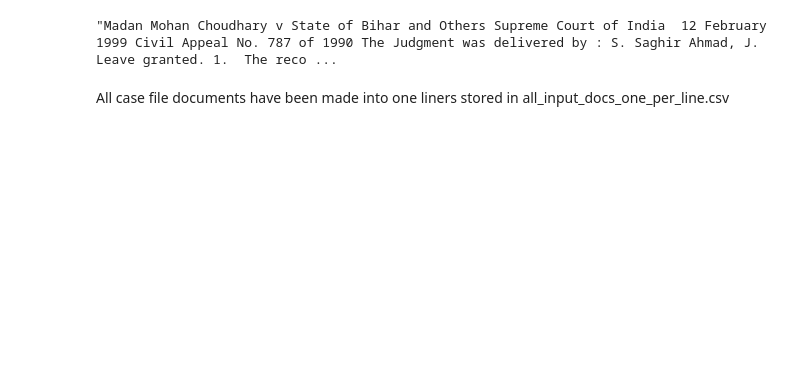
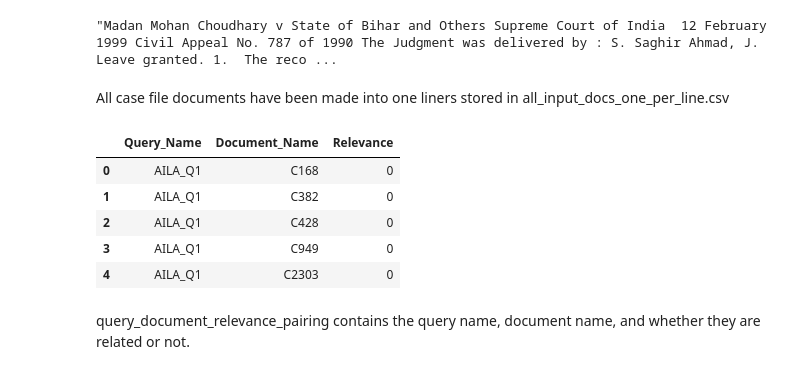
Before and after one commit to not-shoyo/LegalDoc-Retrieval-n-Summarization, a Jupyter notebook: IR_Model/Data_Preprocessing.ipynb, the cells around one changed output. Drawn from its saved outputs; the diff is of its cells as text; code cells hidden in the pictures; blank space fills up the shorter version.

Commit message:
Preprocess & Tokenize Documents & Queries

```diff
--- a/IR_Model/Data_Preprocessing.ipynb
+++ b/IR_Model/Data_Preprocessing.ipynb
@@ -42,3 +40,17 @@ with open("../All_Data/Generated_Data/all_input_docs_one_per_line.csv", "r") as
 "Madan Mohan Choudhary v State of Bihar and Others Supreme Court of India  12 February 1999 Civil Appeal No. 787 of 1990 The Judgment was delivered by : S. Saghir Ahmad, J. Leave granted. 1.  The reco ...
 # %% [markdown]
 All case file documents have been made into one liners stored in all_input_docs_one_per_line.csv
+# %%
+query_document_relevance_pairing = pd.read_csv('../All_Data/AILA_2019_dataset/relevance_judgments_priorcases.txt', delimiter = " ", header = None)
+query_document_relevance_pairing.columns = ["Query_Name", "Q0", "Document_Name" ,"Relevance"]
+query_document_relevance_pairing = query_document_relevance_pairing.drop(columns=["Q0"])
+query_document_relevance_pairing.head()
+# %% [output]
+|  | Query_Name | Document_Name | Relevance |
+| 0 | AILA_Q1 | C168 | 0 |
+| 1 | AILA_Q1 | C382 | 0 |
+| 2 | AILA_Q1 | C428 | 0 |
+| 3 | AILA_Q1 | C949 | 0 |
+| 4 | AILA_Q1 | C2303 | 0 |
+# %% [markdown]
+query_document_relevance_pairing contains the query name, document name, and whether they are related or not.
```
Also changed, not shown: parts of 17 cells of this notebook.
